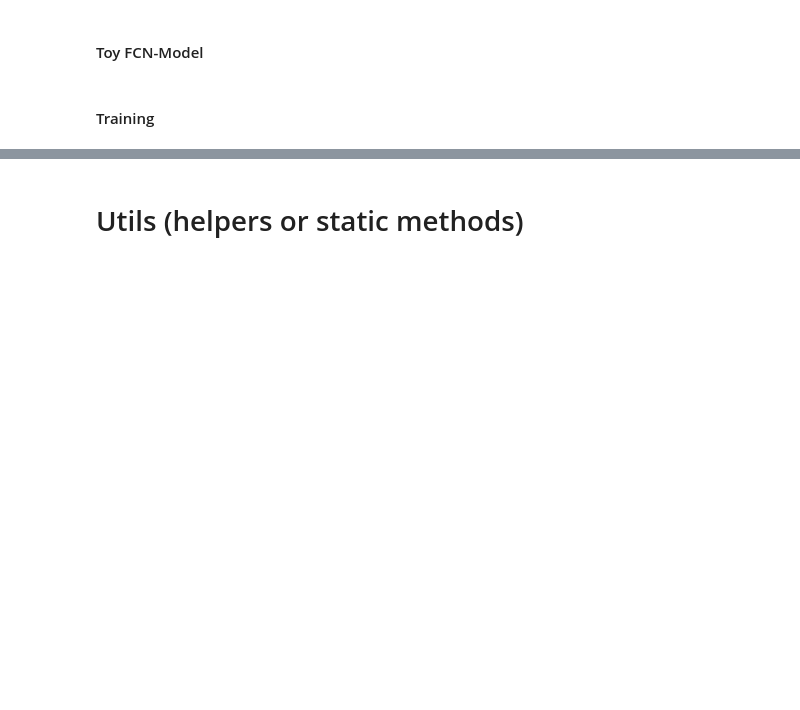
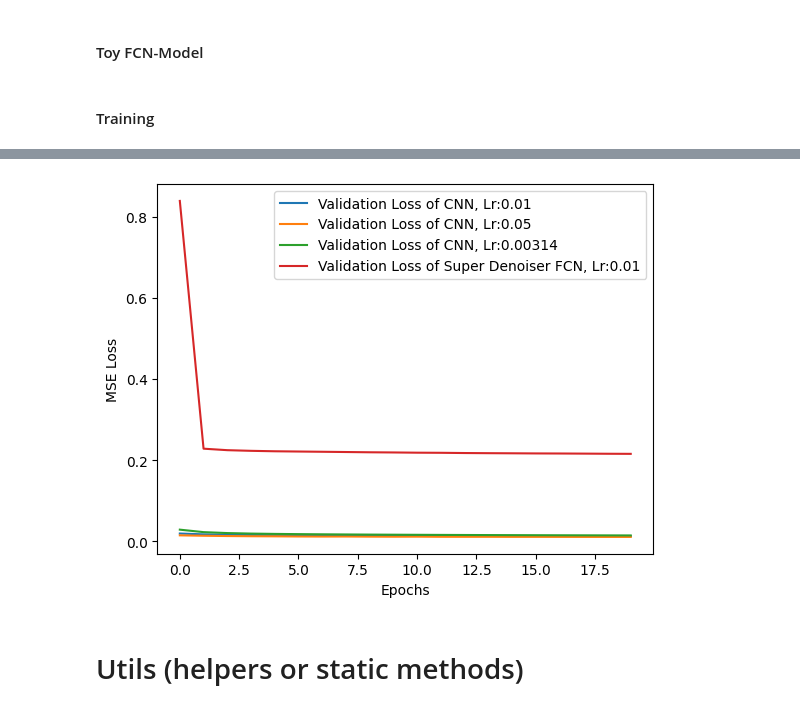
Before and after one commit to Christian-Stefan/Audio-Source-Localization-and-Isolation-using-CNN, a Jupyter notebook: assign1_part_1.ipynb, the cells around one changed output, grey strips where cells are left out. Drawn from its saved outputs; the diff is of its cells as text; code cells hidden in the pictures; blank space fills up the shorter version.

```diff
--- a/assign1_part_1.ipynb
+++ b/assign1_part_1.ipynb
@@ -139,2 +300,9 @@ loss = BCELoss()
+# %%
+visualization(model_label="CNN, Lr:0.01", path=r'default_CNN_lr_0.01\default_CNN_lr_0.01_accuracy_container\history.csv')
+visualization(model_label="CNN, Lr:0.05", path=r'default_CNN_lr_0.05\default_CNN_lr_0.05_accuracy_container\history.csv')
+visualization(model_label="CNN, Lr:0.00314", path=r'default_CNN_lr_0.00314\default_CNN_lr_0.00314_accuracy_container\history.csv')
+visualization(model_label="Super Denoiser FCN, Lr:0.01", path=r'super_FCN_denoiser\super_FCN_denoiser_accuracy_container\history.csv')
+# %% [output]
+[figure, added]
 # %% [markdown]
 # Utils (helpers or static methods)
```
Also changed, not shown: parts of 10 cells of this notebook.
